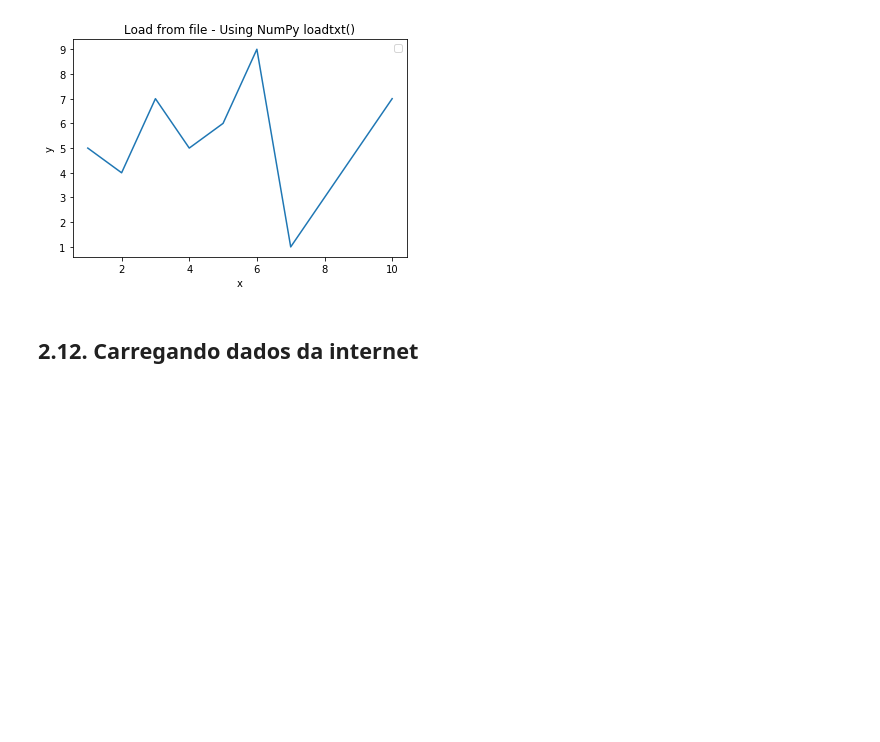
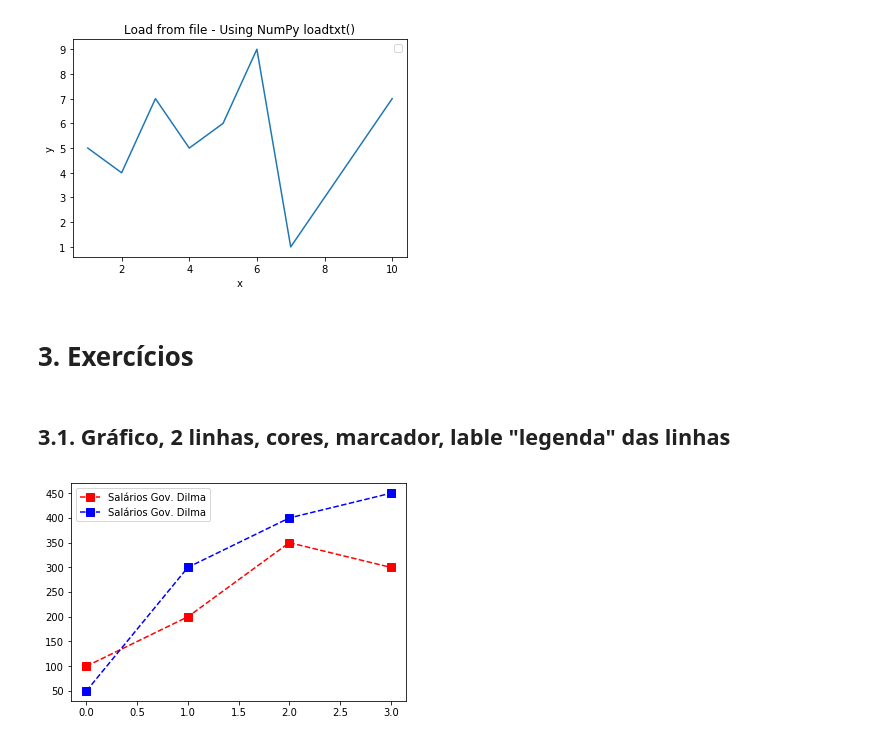
Before and after one commit to josemarsilva/study-ai-ml-dl-ds-ann-cnn-py-k-tf, a Jupyter notebook: src/ipynb/05-PythonMatplotlib/PythonMatplotlib.ipynb, the cells around one changed output. Drawn from its saved outputs; the diff is of its cells as text; code cells hidden in the pictures; blank space fills up the shorter version.

```diff
--- a/src/ipynb/05-PythonMatplotlib/PythonMatplotlib.ipynb
+++ b/src/ipynb/05-PythonMatplotlib/PythonMatplotlib.ipynb
@@ -247,5 +247,22 @@ plt.show()
 # %% [output]
 No handles with labels found to put in legend.
 [figure]
-# %% [markdown]
-## 2.12. Carregando dados da internet
+# %% [markdown]
+# 3. Exercícios
+# %% [markdown]
+## 3.1. Gráfico, 2 linhas, cores, marcador, lable "legenda" das linhas
+# %%
+import numpy as np
+import matplotlib.pyplot as plt
+%matplotlib inline
+
+salarios_gov_dilma = np.array([ 100, 200, 350, 300 ])
+salarios_gov_bolsonaro = np.array ([ 50, 300, 400, 450])
+
+# c = color; ls = estilo da linha; marker = marcador
+plt.plot( salarios_gov_dilma, c = 'red', ls = '--', marker = 's', ms = 8, label='Salários Gov. Dilma')
+plt.plot( salarios_gov_bolsonaro, c = 'blue', ls = '--', marker = 's', ms = 8, label='Salários Gov. Dilma')
+plt.legend(loc = 'upper left') # este faz aparecer a legenda
+plt.show()
+# %% [output]
+[figure, added]
```
Also changed, not shown: parts of 2 cells of this notebook, 5 other files.
